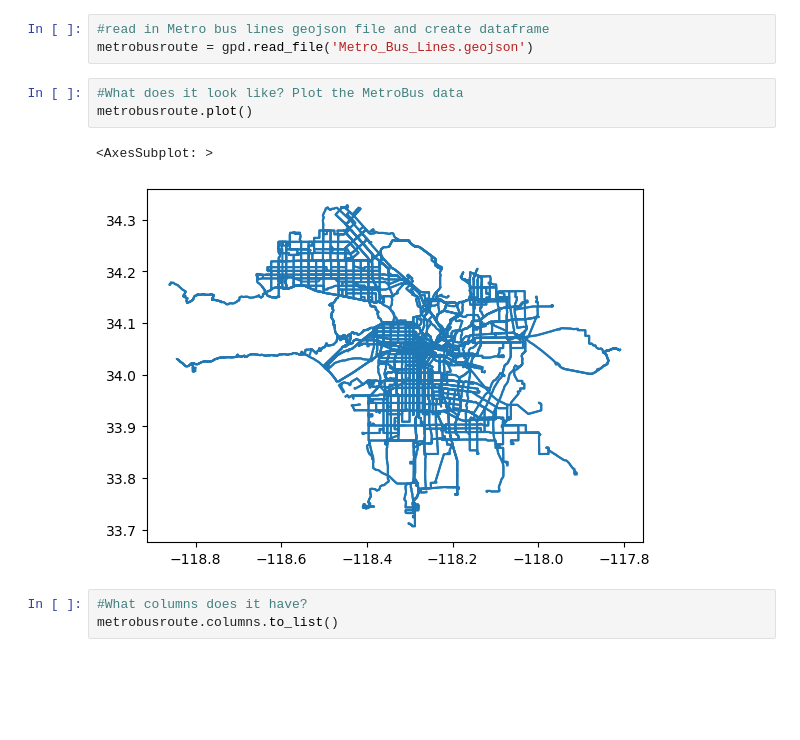
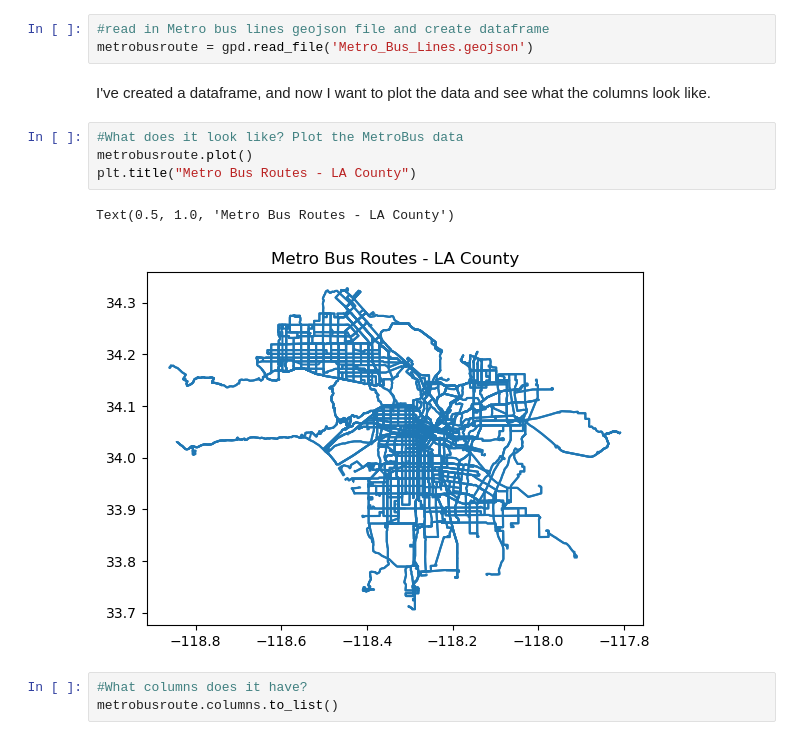
Before and after one commit to lucybriggs12/snakeemoji, a Jupyter notebook: Group Assignments/Week 04/Carolyn Week 4 Assignment_final.ipynb, the cells around one changed output. Cells and saved outputs as stored; diff of their text form; blank space fills up the shorter version.

```diff
--- a/Group Assignments/Week 04/Carolyn Week 4 Assignment_final.ipynb
+++ b/Group Assignments/Week 04/Carolyn Week 4 Assignment_final.ipynb
@@ -15,12 +15,15 @@ import contextily as ctx
 # %%
 #read in Metro bus lines geojson file and create dataframe
 metrobusroute = gpd.read_file('Metro_Bus_Lines.geojson')
+# %% [markdown]
+I've created a dataframe, and now I want to plot the data and see what the columns look like.
 # %%
 #What does it look like? Plot the MetroBus data
 metrobusroute.plot()
+plt.title("Metro Bus Routes - LA County")
 # %% [output]
-<AxesSubplot: >
+Text(0.5, 1.0, 'Metro Bus Routes - LA County')
-[figure, old version]
+[figure, new version]
 # %%
 #What columns does it have?
 metrobusroute.columns.to_list()
```
Also changed, not shown: parts of 7 cells of this notebook, 12 other files.
